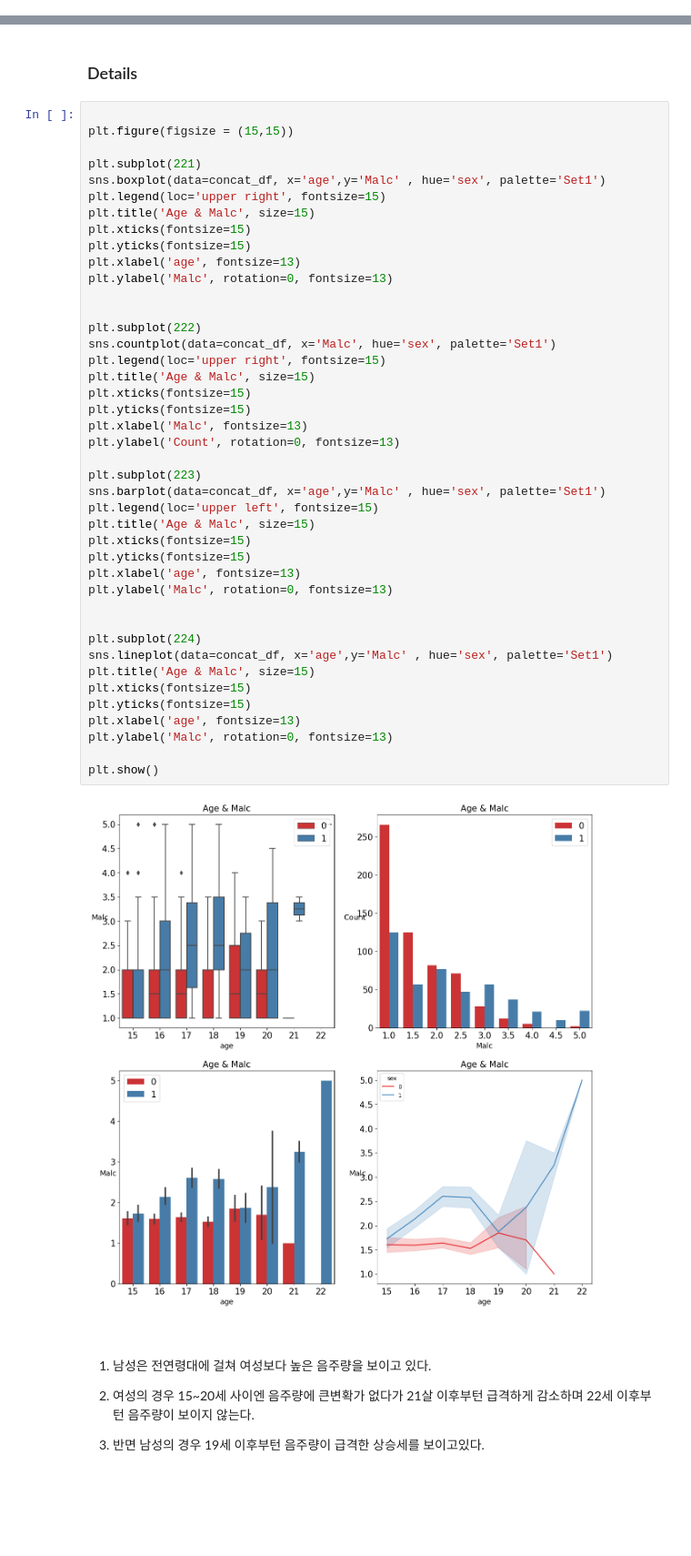
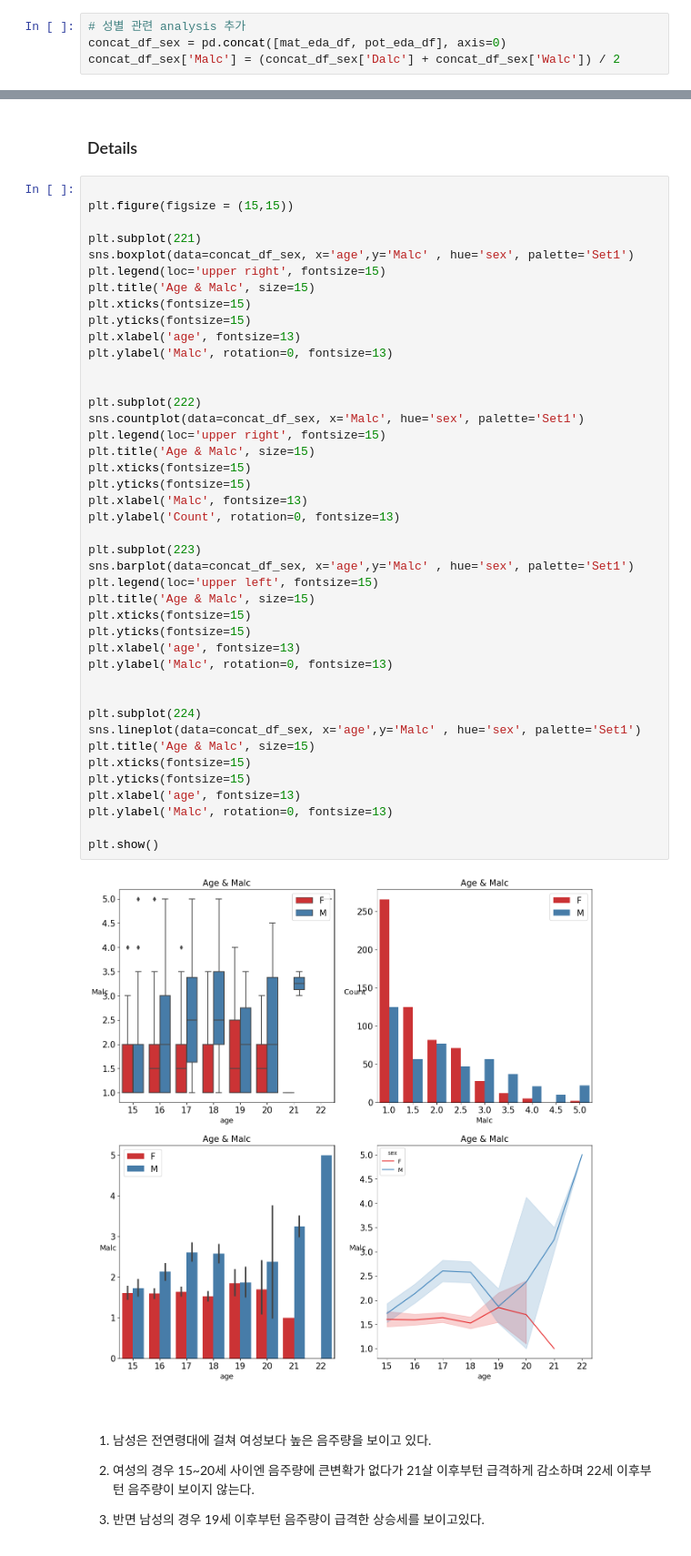
Before and after one commit to yong-again/hakcerton, a Jupyter notebook: code/LJH/eda.ipynb, the cells around one changed output, grey strips where cells are left out. Shown at 91% size. Drawn from its saved outputs; the diff is of its cells as text; blank space fills up the shorter version.

```diff
--- a/code/LJH/eda.ipynb
+++ b/code/LJH/eda.ipynb
@@ -139,6 +139,10 @@ concat_df
 | 1042 | MS | M | 17 | U | LE3 | T | 3 | 1 | services | services | course | ... |
 | 1043 | MS | M | 18 | R | LE3 | T | 3 | 2 | services | other | course | ... |
 1044 rows × 31 columns
+# %%
+# 성별 관련 analysis 추가
+concat_df_sex = pd.concat([mat_eda_df, pot_eda_df], axis=0)
+concat_df_sex['Malc'] = (concat_df_sex['Dalc'] + concat_df_sex['Walc']) / 2
 # %% [markdown]
 ## 상관관계
 # %%
@@ -811,7 +829,7 @@ plt.show()
 plt.figure(figsize = (15,15))
 
 plt.subplot(221)
-sns.boxplot(data=concat_df, x='age',y='Malc' , hue='sex', palette='Set1')
+sns.boxplot(data=concat_df_sex, x='age',y='Malc' , hue='sex', palette='Set1')
 plt.legend(loc='upper right', fontsize=15)
 plt.title('Age & Malc', size=15)
 plt.xticks(fontsize=15)
@@ -819,37 +837,37 @@ plt.yticks(fontsize=15)
 plt.xlabel('age', fontsize=13)
 plt.ylabel('Malc', rotation=0, fontsize=13)
 
 
 plt.subplot(222)
-sns.countplot(data=concat_df, x='Malc', hue='sex', palette='Set1')
+sns.countplot(data=concat_df_sex, x='Malc', hue='sex', palette='Set1')
 plt.legend(loc='upper right', fontsize=15)
 plt.title('Age & Malc', size=15)
 plt.xticks(fontsize=15)
 plt.yticks(fontsize=15)
 plt.xlabel('Malc', fontsize=13)
 plt.ylabel('Count', rotation=0, fontsize=13)
 
 plt.subplot(223)
-sns.barplot(data=concat_df, x='age',y='Malc' , hue='sex', palette='Set1')
+sns.barplot(data=concat_df_sex, x='age',y='Malc' , hue='sex', palette='Set1')
 plt.legend(loc='upper left', fontsize=15)
 plt.title('Age & Malc', size=15)
 plt.xticks(fontsize=15)
 plt.yticks(fontsize=15)
 plt.xlabel('age', fontsize=13)
 plt.ylabel('Malc', rotation=0, fontsize=13)
 
 
 plt.subplot(224)
-sns.lineplot(data=concat_df, x='age',y='Malc' , hue='sex', palette='Set1')
+sns.lineplot(data=concat_df_sex, x='age',y='Malc' , hue='sex', palette='Set1')
 plt.title('Age & Malc', size=15)
 plt.xticks(fontsize=15)
 plt.yticks(fontsize=15)
 plt.xlabel('age', fontsize=13)
 plt.ylabel('Malc', rotation=0, fontsize=13)
 
 plt.show()
 # %% [output]
-[figure, old version]
+[figure, new version]
 # %% [markdown]
 <br/>
 
```
Also changed, not shown: parts of 6 cells of this notebook, 7 other files.
